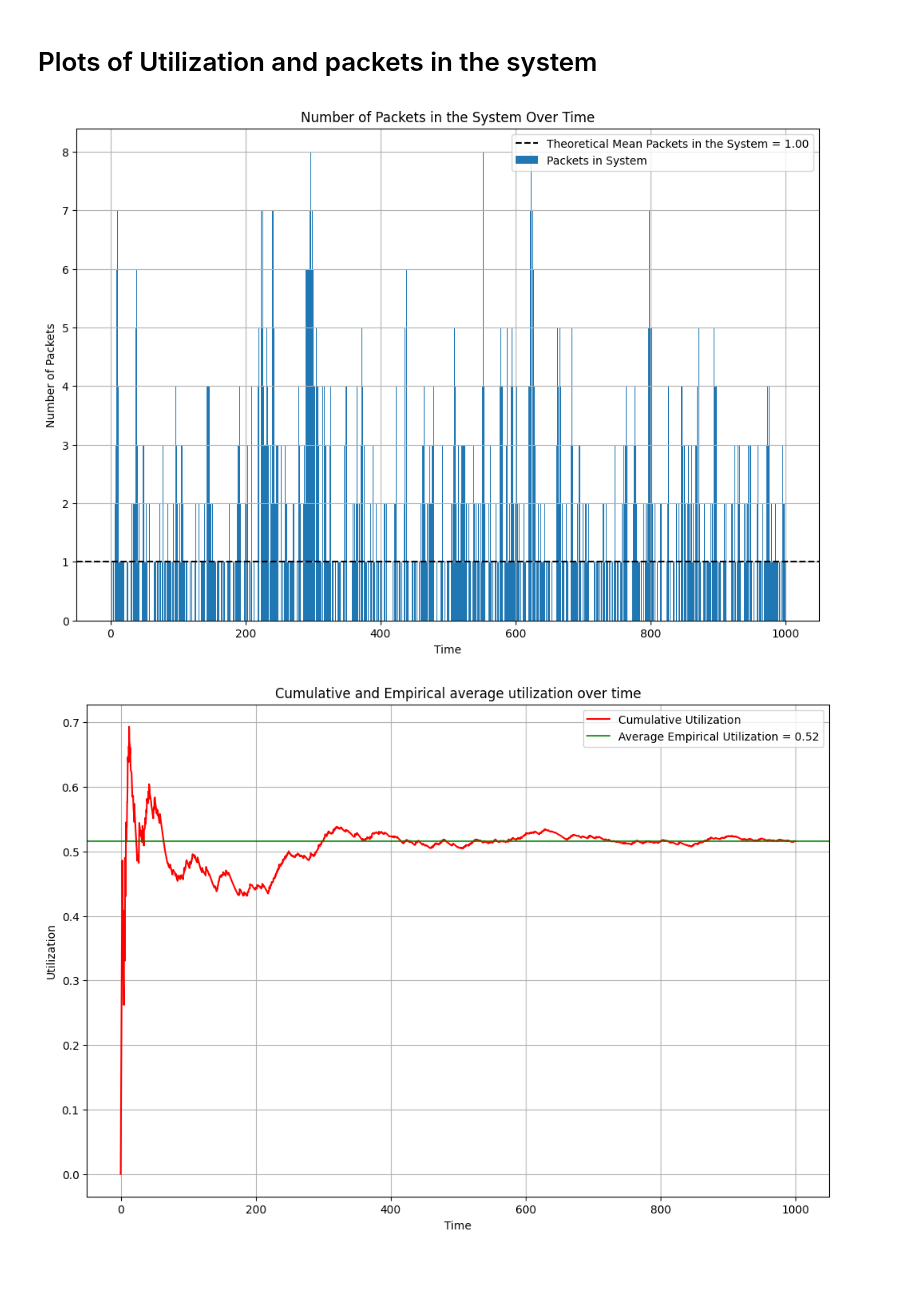
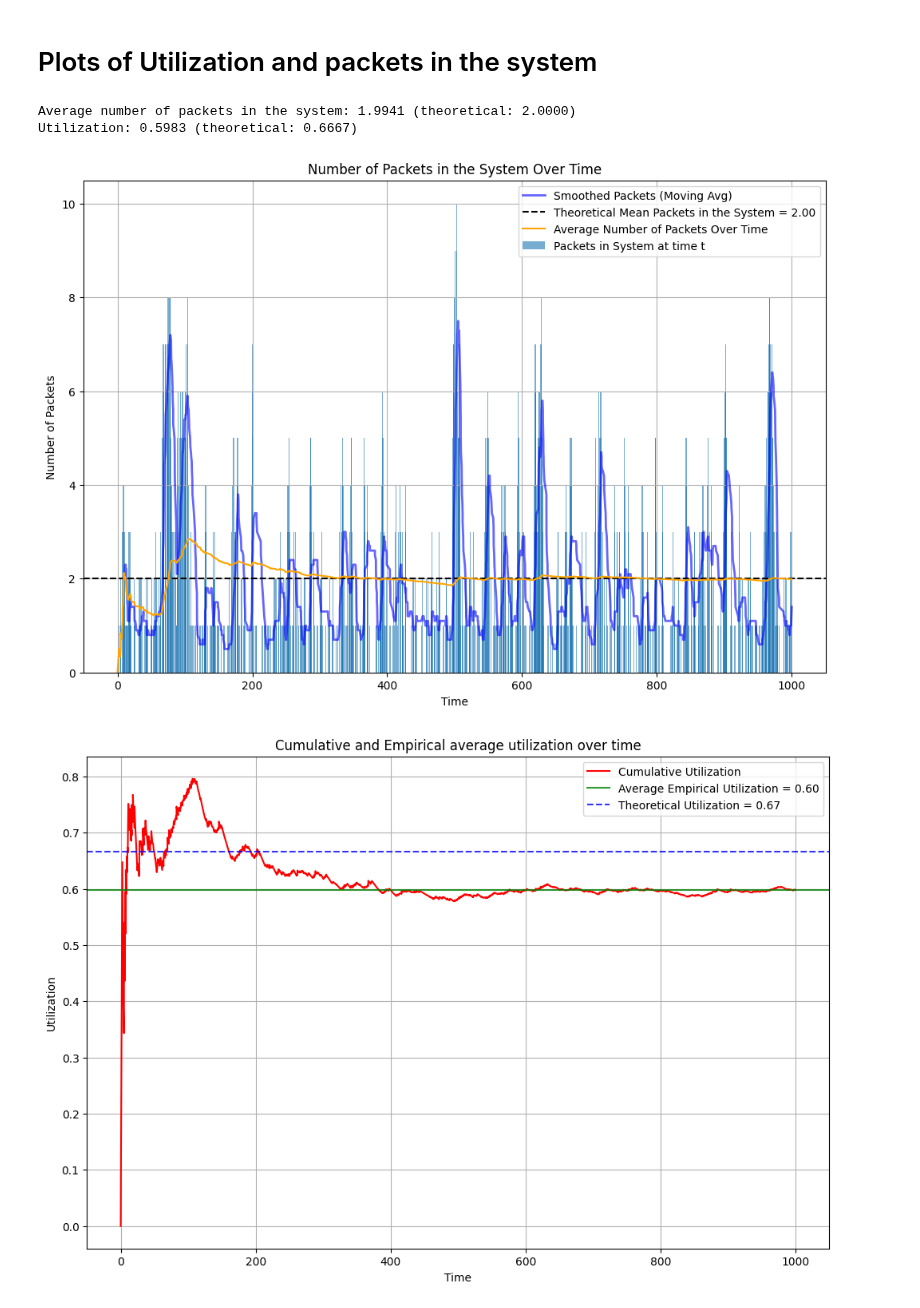
Before and after one commit to DaMole98/SPE-labs, a Jupyter notebook: HW-4/src/simulations.ipynb, the cells around one changed output. Drawn from its saved outputs; the diff is of its cells as text; code cells hidden in the pictures; blank space fills up the shorter version.

Commit message:
fixed plot

```diff
--- a/HW-4/src/simulations.ipynb
+++ b/HW-4/src/simulations.ipynb
@@ -10,13 +10,13 @@ import os
 # %%
 # SETTINGS
 SEED = 42
-warmup = False
-warmup_events = 1000
+WARMUP = False
+warmup_events = 500
 lambda_ = 1 #arrival_rate
-mu = 2 #service_rate
+mu = 1.5 #service_rate
 
 os.makedirs("results", exist_ok=True) if not os.path.exists("results") else None
-csv_name = f"mm1_{lambda_}_{mu}_warmup.csv" if warmup else f"mm1_{lambda_}_{mu}_nowarmup.csv"
+csv_name = f"mm1_{lambda_}_{mu}_warmup.csv" if WARMUP else f"mm1_{lambda_}_{mu}_nowarmup.csv"
 path_to_csv=os.getcwd() + f"/results/{csv_name}.csv"
 
 #delete the file if it exists
@@ -50,6 +49,11 @@ Total Services: 1000.000
 # %%
 # Load the simulation results from the CSV file
 data = pd.read_csv(path_to_csv)
+
+if WARMUP:
+    #remove first warmup_events
+    data = data.iloc[warmup_events:]
+
 # compute total packets in the system (queue + 1 if busy, else queue)
 data['total_current_packets'] = data['queue_length'] + data['server_busy'].astype(int)
 
@@ -57,6 +61,7 @@ ro = lambda_ / mu
 # Theoretical average number of packets in the system (stationary regime)
 t_packet_mean = ro / (1 - ro) if ro < 1 else np.inf # if arrival rate >= service rate, the system is unstable (it saturates)
 
+print(f"Average number of packets in the system: {data['total_current_packets'].mean():.4f} (theoretical: {t_packet_mean:.4f})")
 #compute the average utilization
 data['delta_t'] = data['time'].shift(-1) - data['time']
 data['delta_t'] = data['delta_t'].fillna(0.0) # put to zero last value
@@ -70,25 +75,34 @@ data['cumulative_utilization'] = data['cumulative_utilization'].fillna(0.0) ##fi
 
 emp_util_mean =data['cumulative_utilization'].iloc[-1]
 
-# Plot the number of packets in the system over time
-plt.figure(figsize=(12, 8))
-plt.bar(data['time'], data['total_current_packets'], label='Packets in System')
-plt.axhline(y=t_packet_mean, color='black', linestyle='--', label=f'Theoretical Mean Packets in the System = {t_packet_mean:.2f}')
-plt.xlabel('Time')
-plt.ylabel('Number of Packets')
-plt.title('Number of Packets in the System Over Time')
-plt.legend()
-plt.grid()
-
-plt.figure(figsize=(12, 8))
-plt.plot(data['time'], data['cumulative_utilization'], label='Cumulative Utilization', color='red')
-plt.axhline(emp_util_mean, color='green', label=f'Average Empirical Utilization = {emp_util_mean:.2f}', alpha=0.8)
-plt.xlabel('Time')
-plt.ylabel('Utilization')
-plt.title('Cumulative and Empirical average utilization over time')
-plt.legend()
-plt.grid()
-plt.show()
+print(f"Utilization: {emp_util_mean:.4f} (theoretical: {lambda_ / mu:.4f})")
 # %% [output]
-[figure, removed]
-[figure, removed]
+Average number of packets in the system: 1.9941 (theoretical: 2.0000)
+Utilization: 0.5983 (theoretical: 0.6667)
+# %%
+# Plot the number of packets in the system over time
+plt.figure(figsize=(12, 8))
+data['smoothed_packets'] = data['total_current_packets'].rolling(window=20).mean()
+plt.plot(data['time'], data['smoothed_packets'], color='blue', label='Smoothed Packets (Moving Avg)', linewidth=2, alpha=0.6)
+plt.bar(data['time'], data['total_current_packets'], label='Packets in System at time t', alpha=0.6)
+plt.axhline(y=t_packet_mean, color='black', linestyle='--', label=f'Theoretical Mean Packets in the System = {t_packet_mean:.2f}')
+plt.plot(data['time'], data['total_current_packets'].expanding().mean(), color='orange', label='Average Number of Packets Over Time')
+plt.xlabel('Time')
+plt.ylabel('Number of Packets')
+plt.title('Number of Packets in the System Over Time')
+plt.legend()
+plt.grid()
+
+plt.figure(figsize=(12, 8))
+plt.plot(data['time'], data['cumulative_utilization'], label='Cumulative Utilization', color='red')
+plt.axhline(emp_util_mean, color='green', label=f'Average Empirical Utilization = {emp_util_mean:.2f}', alpha=0.8)
+plt.axhline(ro, color='blue', linestyle='--', label=f'Theoretical Utilization = {ro:.2f}', alpha=0.8)
+plt.xlabel('Time')
+plt.ylabel('Utilization')
+plt.title('Cumulative and Empirical average utilization over time')
+plt.legend()
+plt.grid()
+plt.show()
+# %% [output]
+[figure, added]
+[figure, added]
```
Also changed, not shown: parts of 2 cells of this notebook, 2 other files.
